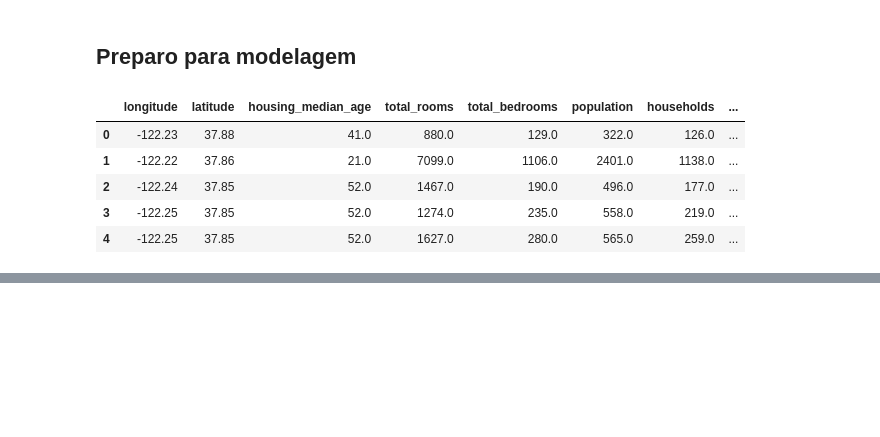
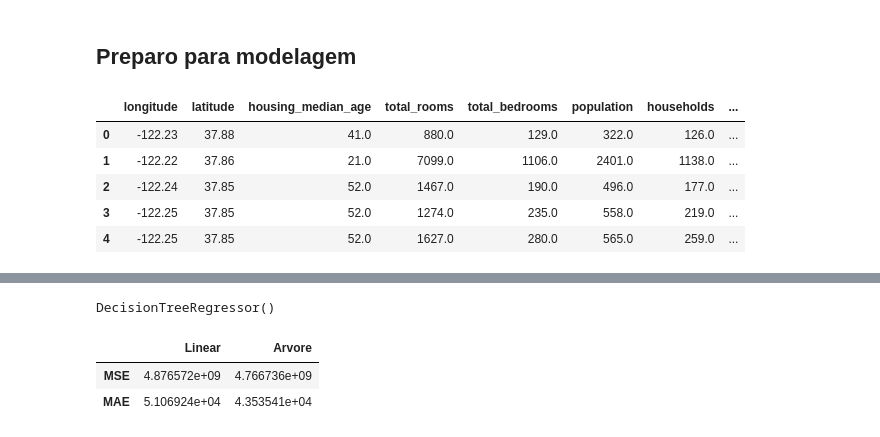
Before and after one commit to thcoelho/Hands_On_Machine_Learning, a Jupyter notebook: Cap2-Projeto_de_Aprendizado_Ponta_a_Ponta.ipynb, the cells around one changed output, grey strips where cells are left out. Cells and saved outputs as stored; diff of their text form; code cells hidden in the pictures; blank space fills up the shorter version.

Commit message:
Modelos rodados e primeiras métricas calculadas

```diff
--- a/Cap2-Projeto_de_Aprendizado_Ponta_a_Ponta.ipynb
+++ b/Cap2-Projeto_de_Aprendizado_Ponta_a_Ponta.ipynb
@@ -285,3 +284,32 @@ from sklearn.model_selection import train_test_split
 # %%
 # Criar divisões de treino e teste
 X_treino, X_teste, y_treino, y_teste = train_test_split(X, y, test_size=0.2, random_state=0)
+# %%
+# Importar modelos:
+from sklearn.linear_model import LinearRegression # Regressão Linear
+from sklearn.tree import DecisionTreeRegressor # Regressão em árvore
+
+# Criar Objetos com modelos:
+Reg_Linear = LinearRegression()
+Reg_Arvore = DecisionTreeRegressor()
+# %%
+# Rodar Modelos
+Reg_Linear.fit(X_treino, y_treino)
+Reg_Arvore.fit(X_treino, y_treino)
+# %% [output]
+DecisionTreeRegressor()
+# %%
+# Salvar valores previstos para os X de teste
+Predicoes_Lineares = Reg_Linear.predict(X_teste)
+Predicoes_Arvore = Reg_Arvore.predict(X_teste)
+# %%
+# Visualizar e comparar métricas e modelos:
+Metricas = pd.DataFrame()
+Metricas.index = ["MSE", "MAE"]
+Metricas.loc[:,"Linear"] = [mean_squared_error(y_teste, Predicoes_Lineares), mean_absolute_error(y_teste, Predicoes_Lineares)]
+Metricas.loc[:,"Arvore"] = [mean_squared_error(y_teste, Predicoes_Arvore), mean_absolute_error(y_teste, Predicoes_Arvore)]
+Metricas
+# %% [output]
+|  | Linear | Arvore |
+| MSE | 4.876572e+09 | 4.766736e+09 |
+| MAE | 5.106924e+04 | 4.353541e+04 |
```
Also changed, not shown: parts of 7 cells of this notebook, 1 other file.
